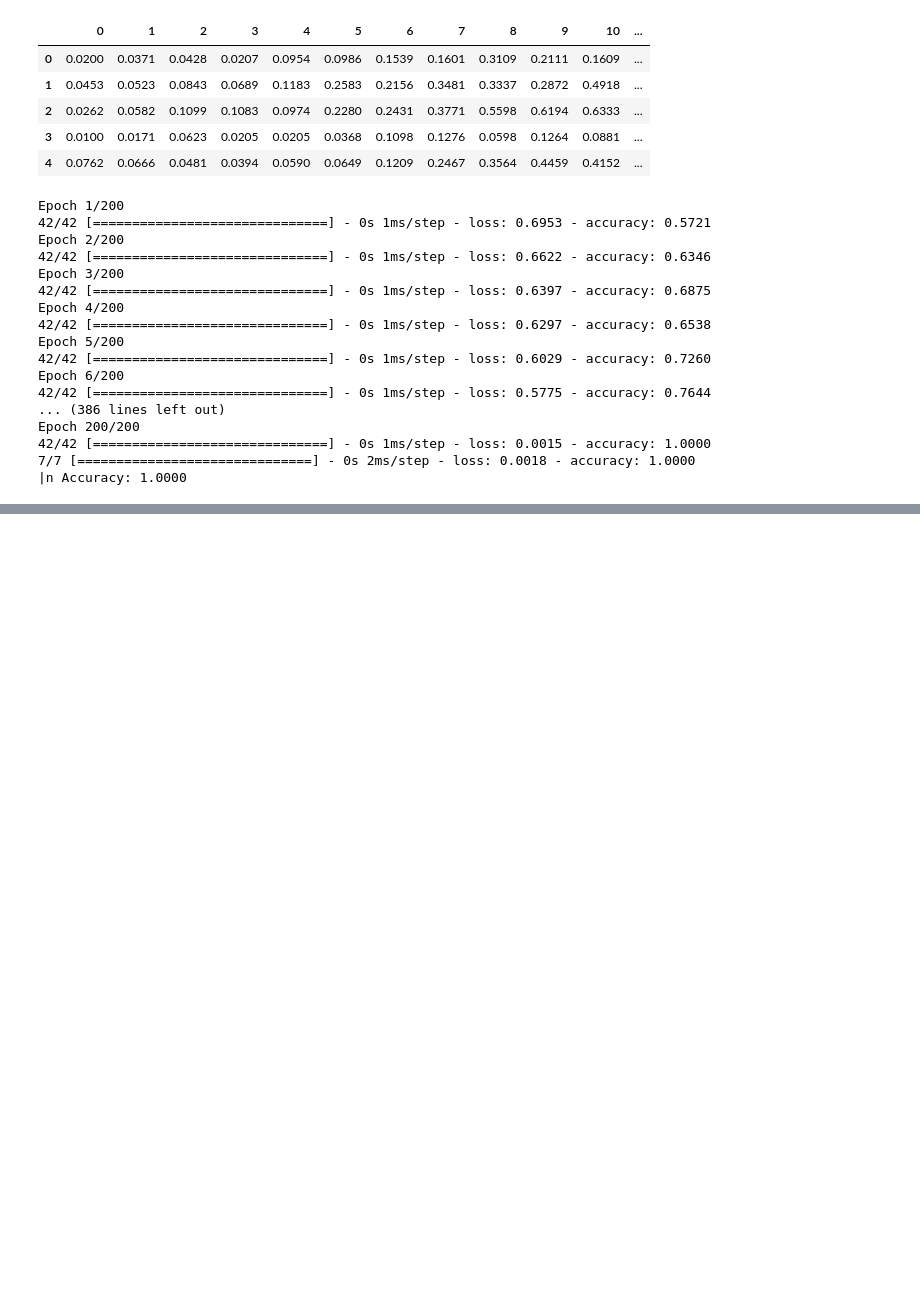
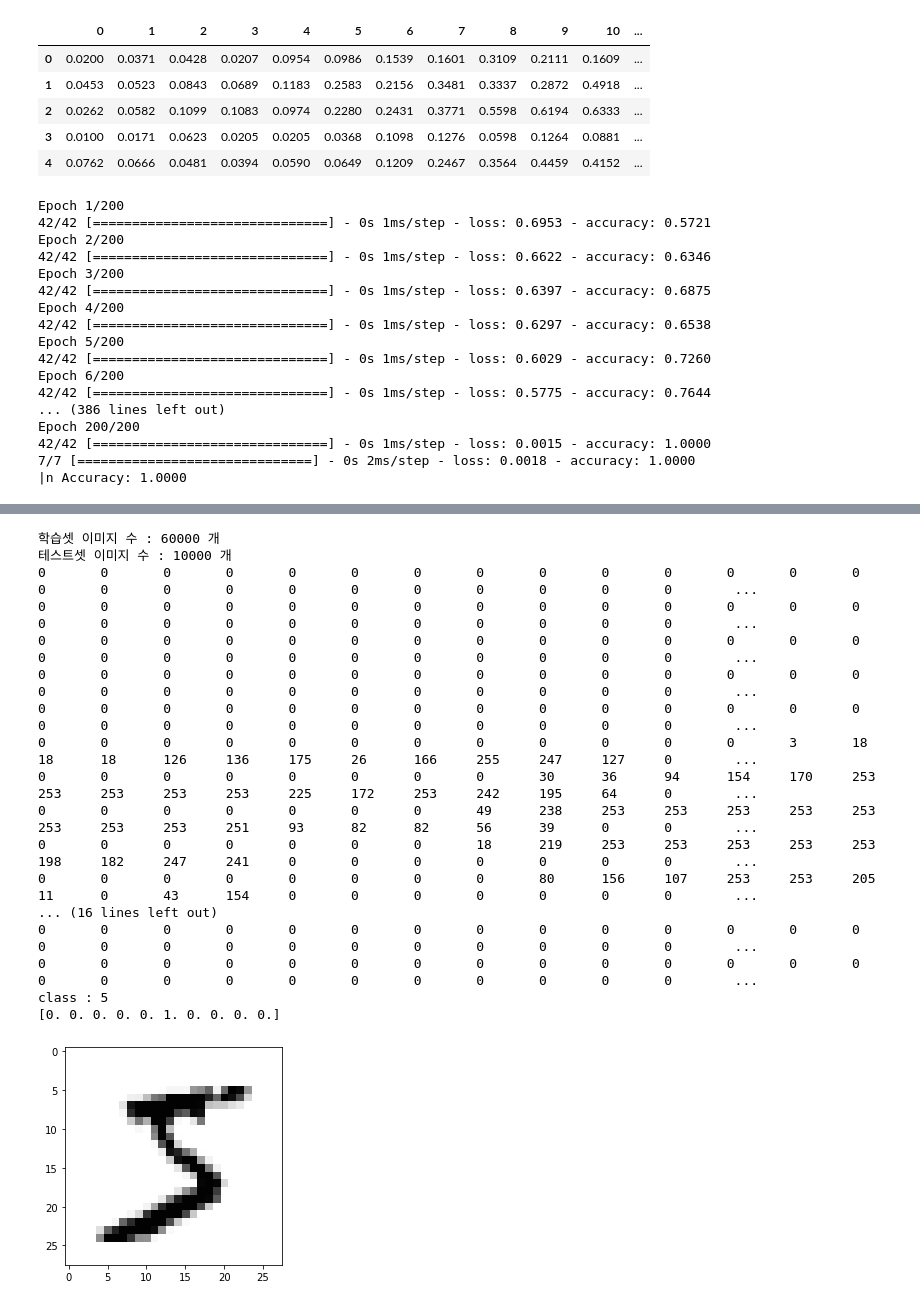
Before and after one commit to kim-bo-saeng/Practice_N_Learning, a Jupyter notebook: modu_deep_learning.ipynb, the cells around one changed output, grey strips where cells are left out. Drawn from its saved outputs; the diff is of its cells as text; code cells hidden in the pictures; blank space fills up the shorter version.

```diff
--- a/modu_deep_learning.ipynb
+++ b/modu_deep_learning.ipynb
@@ -569,0 +980,63 @@ model.save('my_model.h5')
+# %%
+from keras.datasets import mnist
+from keras.utils import np_utils
+
+import numpy as np
+import sys
+import tensorflow as tf
+
+# seed값 설정
+seed = 0
+np.random.seed(seed)
+tf.random.set_seed(seed)
+
+# MNIST 데이터셋 불러오기
+(X_train, Y_class_train), (X_test, Y_class_test) = mnist.load_data()
+
+print("학습셋 이미지 수 : %d 개" % (X_train.shape[0]))
+print("테스트셋 이미지 수 : %d 개" % (X_test.shape[0]))
+
+# 그래프로 확인
+import matplotlib.pyplot as plt
+plt.imshow(X_train[0], cmap='Greys')
+
+# 코드로 확인
+for x in X_train[0]:
+  for i in x:
+    sys.stdout.write('%d\t' % i)
+  sys.stdout.write('\n')
+
+# 차원 변환 과정
+X_train = X_train.reshape(X_train.shape[0], 784)
+X_train = X_train.astype('float64')
+X_train = X_train / 255
+
+X_test = X_test.reshape(X_test.shape[0], 784).astype('float64') / 255
+
+# 클래스 값 확인
+print("class : %d" % (Y_class_train[0]))
+
+# 바이너리화 과정
+Y_train = np_utils.to_categorical(Y_class_train, 10)
+Y_test = np_utils.to_categorical(Y_class_test, 10)
+
+print(Y_train[0])
+# %% [output]
+학습셋 이미지 수 : 60000 개
+테스트셋 이미지 수 : 10000 개
+0       0       0       0       0       0       0       0       0       0       0       0       0       0       0       0       0       0       0       0       0       0       0       0       0        ...
+0       0       0       0       0       0       0       0       0       0       0       0       0       0       0       0       0       0       0       0       0       0       0       0       0        ...
+0       0       0       0       0       0       0       0       0       0       0       0       0       0       0       0       0       0       0       0       0       0       0       0       0        ...
+0       0       0       0       0       0       0       0       0       0       0       0       0       0       0       0       0       0       0       0       0       0       0       0       0        ...
+0       0       0       0       0       0       0       0       0       0       0       0       0       0       0       0       0       0       0       0       0       0       0       0       0        ...
+0       0       0       0       0       0       0       0       0       0       0       0       3       18      18      18      126     136     175     26      166     255     247     127     0        ...
+0       0       0       0       0       0       0       0       30      36      94      154     170     253     253     253     253     253     225     172     253     242     195     64      0        ...
+0       0       0       0       0       0       0       49      238     253     253     253     253     253     253     253     253     251     93      82      82      56      39      0       0        ...
+0       0       0       0       0       0       0       18      219     253     253     253     253     253     198     182     247     241     0       0       0       0       0       0       0        ...
+0       0       0       0       0       0       0       0       80      156     107     253     253     205     11      0       43      154     0       0       0       0       0       0       0        ...
+... (16 lines left out)
+0       0       0       0       0       0       0       0       0       0       0       0       0       0       0       0       0       0       0       0       0       0       0       0       0        ...
+0       0       0       0       0       0       0       0       0       0       0       0       0       0       0       0       0       0       0       0       0       0       0       0       0        ...
+class : 5
+[0. 0. 0. 0. 0. 1. 0. 0. 0. 0.]
+[figure, added]
```
Also changed, not shown: parts of 13 cells of this notebook.
